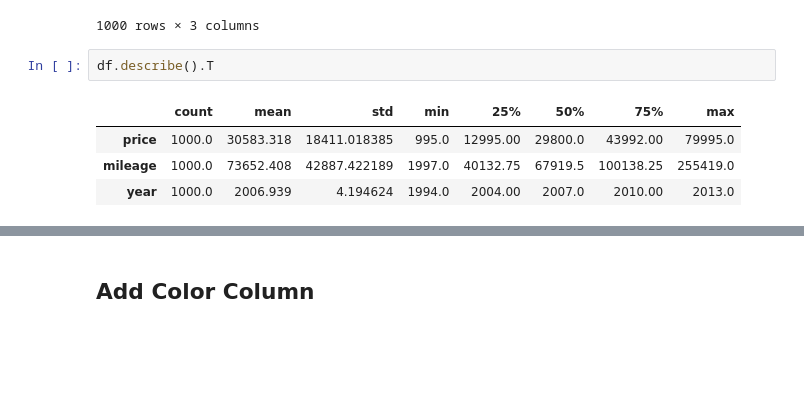
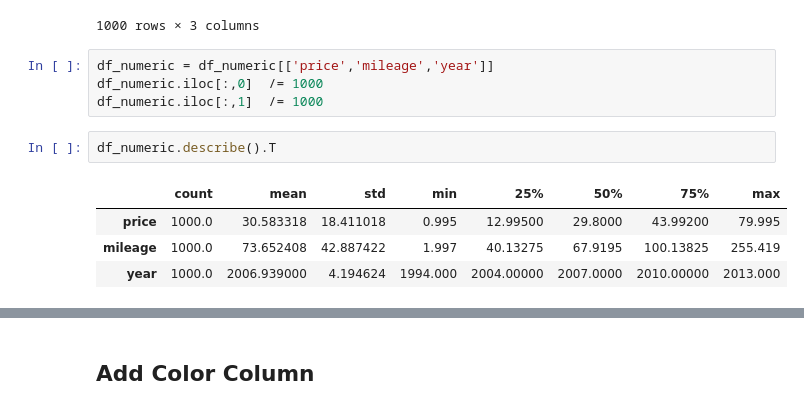
Before and after one commit to iamharkirat/STP-540, a Jupyter notebook: class_work.ipynb, the cells around one changed output, grey strips where cells are left out. Drawn from its saved outputs; the diff is of its cells as text; blank space fills up the shorter version.

```diff
--- a/class_work.ipynb
+++ b/class_work.ipynb
@@ -75,11 +75,15 @@ df_numeric
 | 998 | 58998 | 40219.0 | 2012 |
 | 999 | 8100 | 131121.0 | 2002 |
 1000 rows × 3 columns
+# %%
+df_numeric = df_numeric[['price','mileage','year']]
+df_numeric.iloc[:,0]  /= 1000
+df_numeric.iloc[:,1]  /= 1000
 # %%
-df.describe().T
+df_numeric.describe().T
 # %% [output]
 |  | count | mean | std | min | 25% | 50% | 75% | max |
-| price | 1000.0 | 30583.318 | 18411.018385 | 995.0 | 12995.00 | 29800.0 | 43992.00 | 79995.0 |
-| mileage | 1000.0 | 73652.408 | 42887.422189 | 1997.0 | 40132.75 | 67919.5 | 100138.25 | 255419.0 |
-| year | 1000.0 | 2006.939 | 4.194624 | 1994.0 | 2004.00 | 2007.0 | 2010.00 | 2013.0 |
+| price | 1000.0 | 30.583318 | 18.411018 | 0.995 | 12.99500 | 29.8000 | 43.99200 | 79.995 |
+| mileage | 1000.0 | 73.652408 | 42.887422 | 1.997 | 40.13275 | 67.9195 | 100.13825 | 255.419 |
+| year | 1000.0 | 2006.939000 | 4.194624 | 1994.000 | 2004.00000 | 2007.0000 | 2010.00000 | 2013.000 |
 # %%
```
Also changed, not shown: parts of 14 cells of this notebook.
